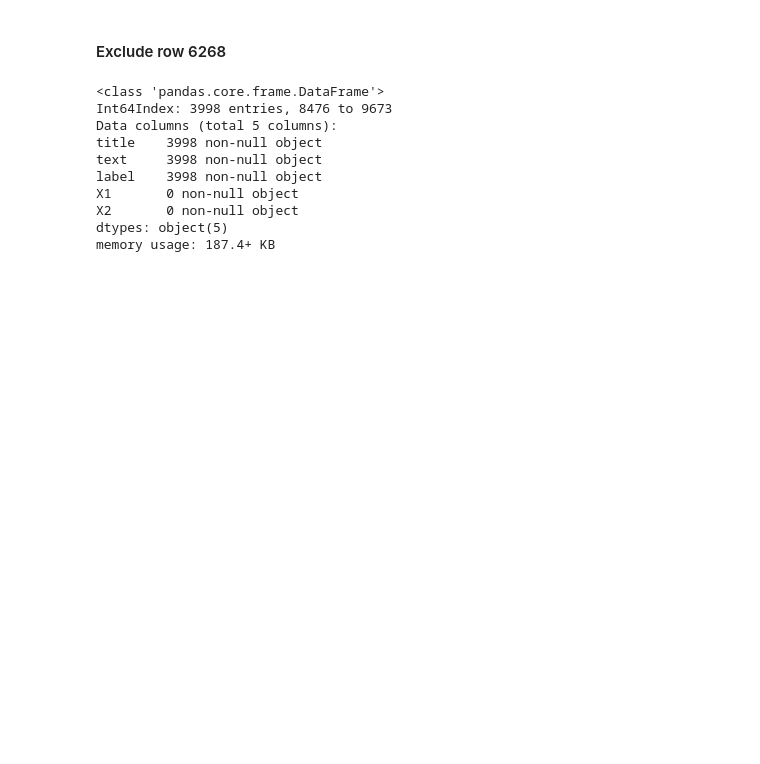
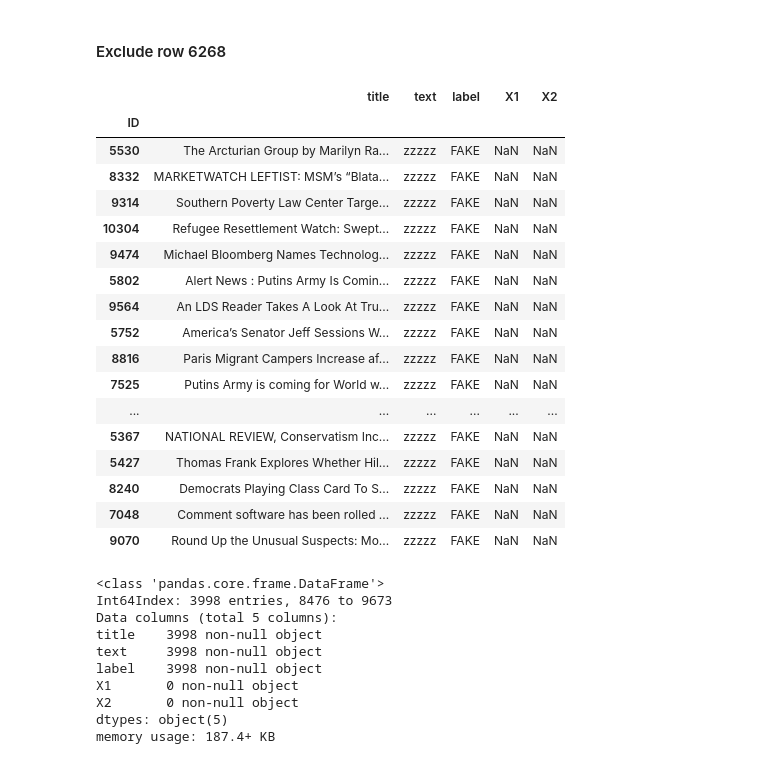
Before and after one commit to cutendorf/NLP-Fakenews, a Jupyter notebook: NLP-Fakenews_ChristineDan.ipynb, the cells around one changed output. Cells and saved outputs as stored; diff of their text form; code cells hidden in the pictures; blank space fills up the shorter version.

```diff
--- a/NLP-Fakenews_ChristineDan.ipynb
+++ b/NLP-Fakenews_ChristineDan.ipynb
@@ -139,3 +137,33 @@ train_data = train_data[train_data.X2.notnull() == False]
+# %%
+# Don't want to remove anymore
+train_data = train_data[train_data.X2.notnull() == False]
+
+train_data["text"] = train_data.apply(lambda row: row["text"].strip(), axis=1).replace("", "zzzzz")
+
+train_data[train_data["text"] == "zzzzz"]
+#train_data.loc[6268]
+
+#train_data.loc[5530]["text"].strip()
+# train_data.apply(lambda row: row["text"].strip(), axis=1).loc[5530]
+# %% [output]
+|  | title | text | label | X1 | X2 |
+| ID |  |  |  |  |  |
+| 5530 | The Arcturian Group by Marilyn Ra... | zzzzz | FAKE | NaN | NaN |
+| 8332 | MARKETWATCH LEFTIST: MSM’s “Blata... | zzzzz | FAKE | NaN | NaN |
+| 9314 | Southern Poverty Law Center Targe... | zzzzz | FAKE | NaN | NaN |
+| 10304 | Refugee Resettlement Watch: Swept... | zzzzz | FAKE | NaN | NaN |
+| 9474 | Michael Bloomberg Names Technolog... | zzzzz | FAKE | NaN | NaN |
+| 5802 | Alert News : Putins Army Is Comin... | zzzzz | FAKE | NaN | NaN |
+| 9564 | An LDS Reader Takes A Look At Tru... | zzzzz | FAKE | NaN | NaN |
+| 5752 | America’s Senator Jeff Sessions W... | zzzzz | FAKE | NaN | NaN |
+| 8816 | Paris Migrant Campers Increase af... | zzzzz | FAKE | NaN | NaN |
+| 7525 | Putins Army is coming for World w... | zzzzz | FAKE | NaN | NaN |
+| ... | ... | ... | ... | ... | ... |
+| 5367 | NATIONAL REVIEW, Conservatism Inc... | zzzzz | FAKE | NaN | NaN |
+| 5427 | Thomas Frank Explores Whether Hil... | zzzzz | FAKE | NaN | NaN |
+| 8240 | Democrats Playing Class Card To S... | zzzzz | FAKE | NaN | NaN |
+| 7048 | Comment software has been rolled ... | zzzzz | FAKE | NaN | NaN |
+| 9070 | Round Up the Unusual Suspects: Mo... | zzzzz | FAKE | NaN | NaN |
 # %%
 train_data.info()
 # %% [output]
```
Also changed, not shown: parts of 9 cells of this notebook.
